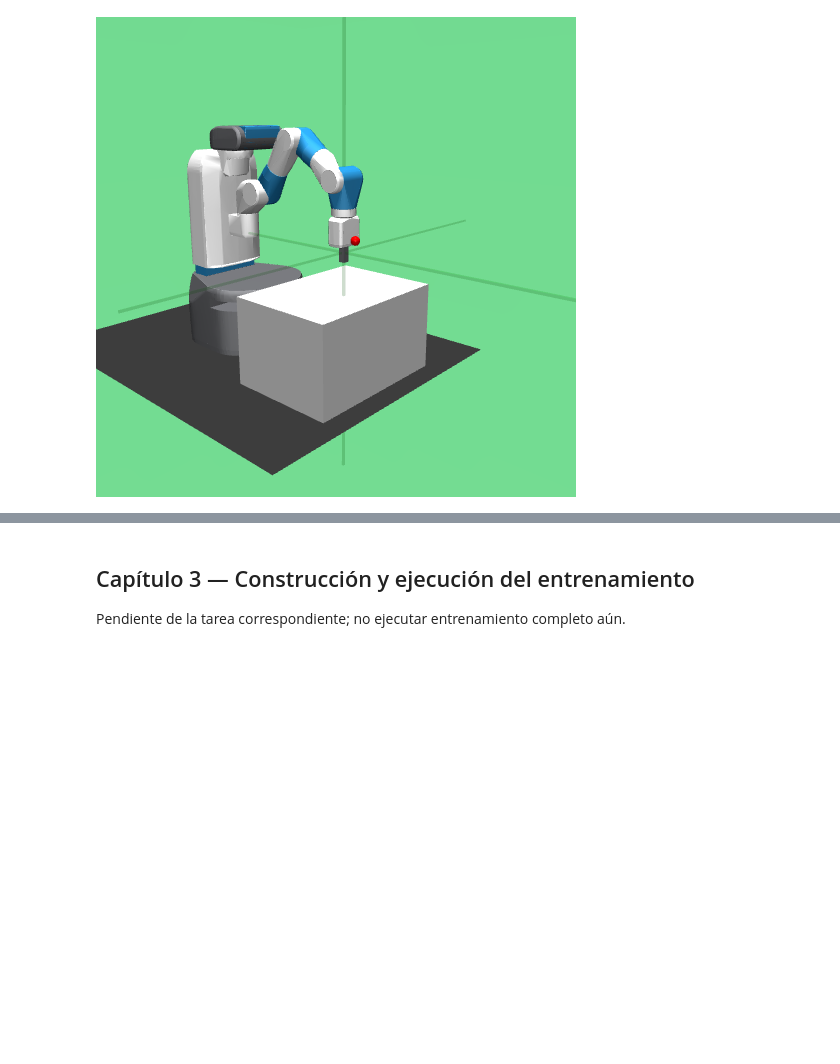
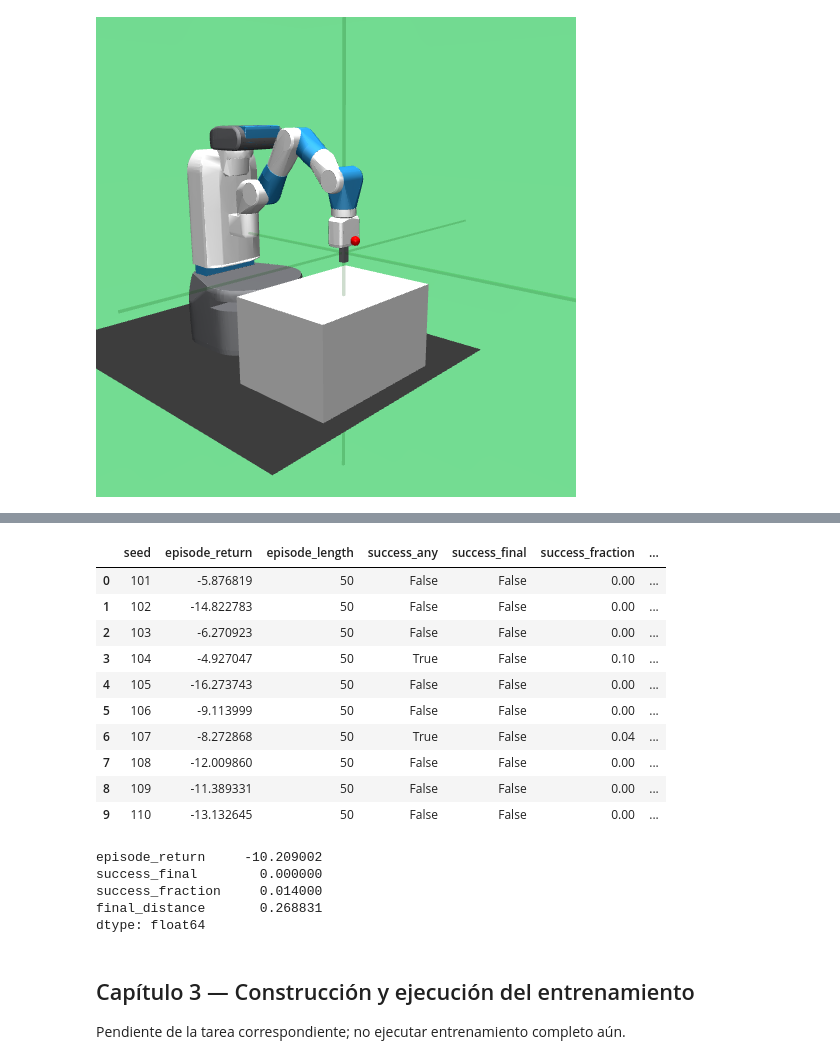
Before and after one commit to j-mauro-r/reinforcement_learning_reto_2, a Jupyter notebook: 2-FetchReachDense/FetchReachDense.ipynb, the cells around one changed output, grey strips where cells are left out. Cells and saved outputs as stored; diff of their text form; code cells hidden in the pictures; blank space fills up the shorter version.

Commit message:
feat(fetch): Measure reproducible random baseline and final-step success — Task 2 of PLAN_fetch_reach_dense

```diff
--- a/2-FetchReachDense/FetchReachDense.ipynb
+++ b/2-FetchReachDense/FetchReachDense.ipynb
@@ -211,3 +213,77 @@ Pendiente de la tarea correspondiente; no ejecutar entrenamiento completo aún.
+# %%
+def evaluate_policy(model, seeds):
+    """Evaluate complete episodes without learning or exploration noise.
+
+    Args:
+        model: Predict-compatible policy, or None for uniform random actions.
+        seeds: Explicit evaluation seeds, separate from training.
+
+    Returns:
+        DataFrame with returns, success and geometric diagnostics per episode.
+    """
+    rows = []
+    env = make_env(seeds[0])
+    try:
+        for seed in seeds:
+            obs, _ = env.reset(seed=seed)
+            env.action_space.seed(seed)
+            rewards, distances, successes = [], [], []
+            terminated = truncated = False
+            while not (terminated or truncated):
+                action = env.action_space.sample() if model is None else model.predict(obs, deterministic=True)[0]
+                assert env.action_space.contains(np.asarray(action, dtype=np.float32))
+                obs, reward, terminated, truncated, info = env.step(action)
+                rewards.append(float(reward))
+                distances.append(float(np.linalg.norm(obs["achieved_goal"] - obs["desired_goal"])))
+                successes.append(bool(info["is_success"]))
+            rows.append({"seed": seed, "episode_return": sum(rewards), "episode_length": len(rewards),
+                         "success_any": any(successes), "success_final": successes[-1],
+                         "success_fraction": float(np.mean(successes)),
+                         "time_to_first_success": successes.index(True) + 1 if any(successes) else None,
+                         "min_distance": min(distances), "final_distance": distances[-1]})
+    finally:
+        env.close()
+    return pd.DataFrame(rows).astype({"time_to_first_success": "Float64"})
+
+
+assert not set(CONFIG["baseline_seeds"]) & set(CONFIG["tuning_seeds"] + CONFIG["final_eval_seeds"])
+random_df = evaluate_policy(None, CONFIG["baseline_seeds"])
+assert len(random_df) == 10 and (random_df["episode_length"] == 50).all()
+assert {"seed", "episode_return", "episode_length", "success_any", "success_final",
+        "success_fraction", "min_distance", "final_distance"}.issubset(random_df.columns)
+assert random_df["episode_return"].notna().all()
+assert random_df["success_fraction"].between(0, 1).all()
+repeat = evaluate_policy(None, CONFIG["baseline_seeds"][:1])
+pd.testing.assert_frame_equal(random_df.iloc[:1].reset_index(drop=True), repeat)
+repro_env = make_env(CONFIG["baseline_seeds"][0])
+try:
+    a, _ = repro_env.reset(seed=CONFIG["baseline_seeds"][0])
+    b, _ = repro_env.reset(seed=CONFIG["baseline_seeds"][0])
+    c, _ = repro_env.reset(seed=CONFIG["baseline_seeds"][1])
+    np.testing.assert_allclose(a["desired_goal"], b["desired_goal"])
+    assert not np.allclose(a["desired_goal"], c["desired_goal"])
+finally:
+    repro_env.close()
+random_df.to_csv(RESULTS_DIR / "random_baseline_initial.csv", index=False)
+display(random_df)
+print(random_df[["episode_return", "success_final", "success_fraction", "final_distance"]].mean())
+# %% [output]
+|  | seed | episode_return | episode_length | success_any | success_final | success_fraction | ... |
+| 0 | 101 | -5.876819 | 50 | False | False | 0.00 | ... |
+| 1 | 102 | -14.822783 | 50 | False | False | 0.00 | ... |
+| 2 | 103 | -6.270923 | 50 | False | False | 0.00 | ... |
+| 3 | 104 | -4.927047 | 50 | True | False | 0.10 | ... |
+| 4 | 105 | -16.273743 | 50 | False | False | 0.00 | ... |
+| 5 | 106 | -9.113999 | 50 | False | False | 0.00 | ... |
+| 6 | 107 | -8.272868 | 50 | True | False | 0.04 | ... |
+| 7 | 108 | -12.009860 | 50 | False | False | 0.00 | ... |
+| 8 | 109 | -11.389331 | 50 | False | False | 0.00 | ... |
+| 9 | 110 | -13.132645 | 50 | False | False | 0.00 | ... |
+episode_return     -10.209002
+success_final        0.000000
+success_fraction     0.014000
+final_distance       0.268831
+dtype: float64
 # %% [markdown]
 ## Capítulo 3 — Construcción y ejecución del entrenamiento
 
```
Also changed, not shown: parts of 1 cell of this notebook, 1 other file.
